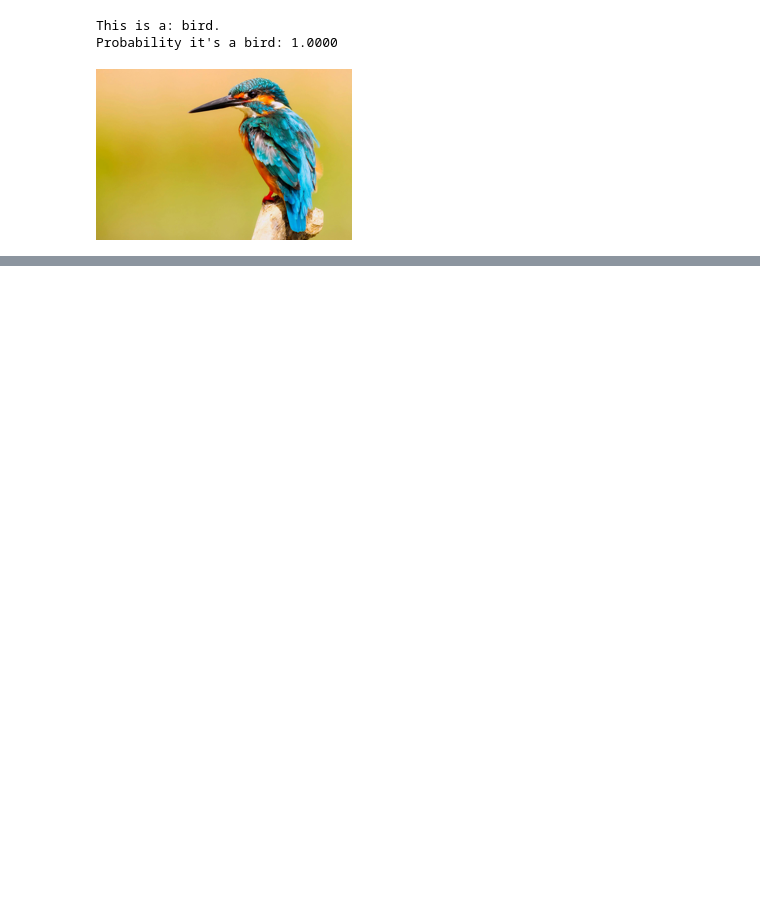
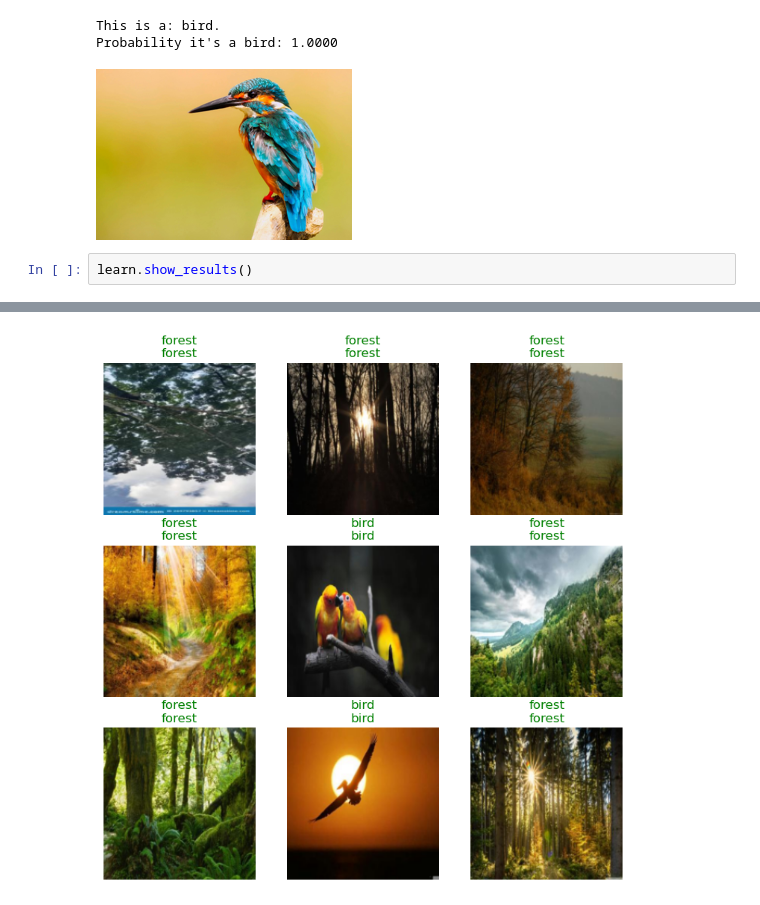
Before and after one commit to vempaliakhil96/mle-prep, a Jupyter notebook: nbs/fastai/lecture-1.ipynb, the cells around one changed output, grey strips where cells are left out. Cells and saved outputs as stored; diff of their text form; blank space fills up the shorter version.

```diff
--- a/nbs/fastai/lecture-1.ipynb
+++ b/nbs/fastai/lecture-1.ipynb
@@ -91,3 +91,6 @@ Image.open(BASE_PATH / 'lecture-1-bird.jpg').to_thumb(256, 256)
 This is a: bird.
 Probability it's a bird: 1.0000
 [figure]
+# %%
+learn.show_results()
+# %% [output]
@@ -93,0 +98 @@ Probability it's a bird: 1.0000
+[figure, added]
```
Also changed, not shown: parts of 1 cell of this notebook.
